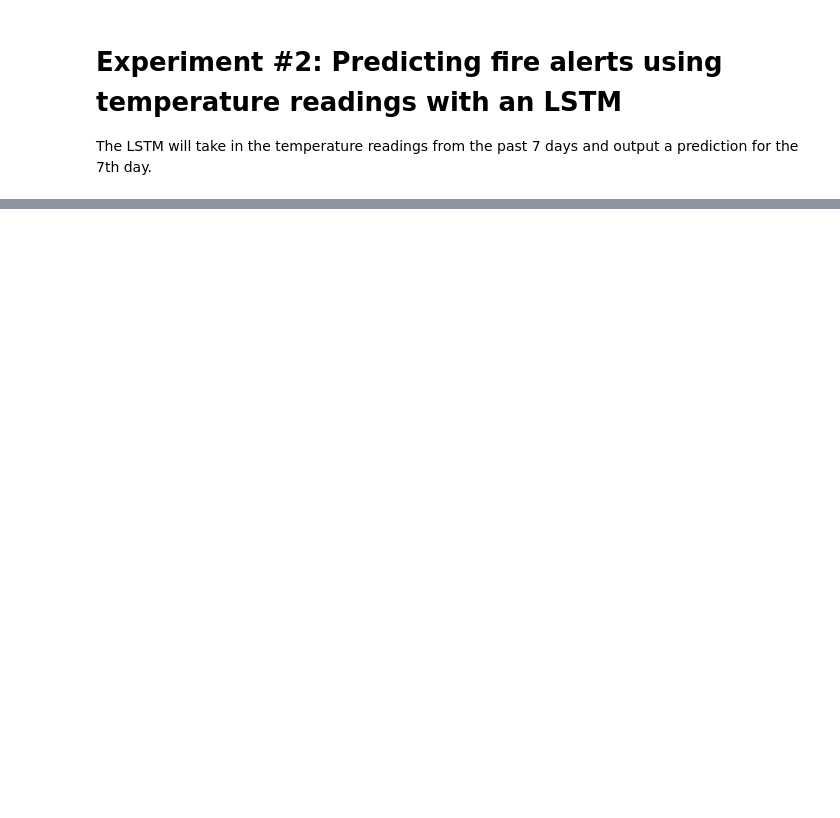
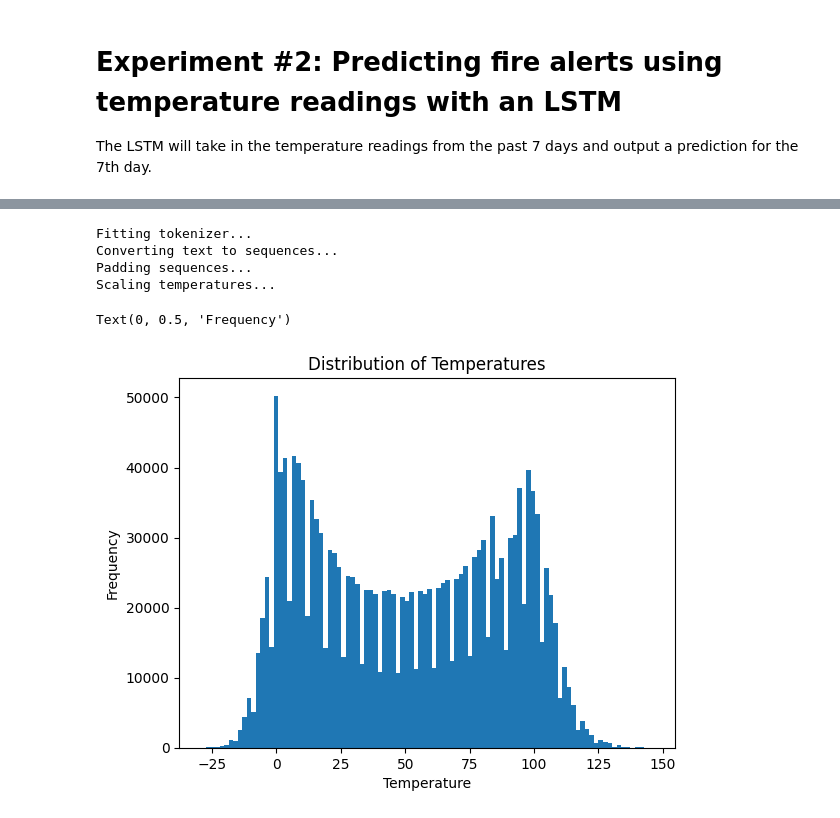
Before and after one commit to BlazeWatch/blaze, a Jupyter notebook: machine-learning.ipynb, the cells around one changed output, grey strips where cells are left out. Saved outputs shown, nothing was run; the diff lists cells and outputs as text; code cells hidden in the pictures; blank space fills up the shorter version.

```diff
--- a/machine-learning.ipynb
+++ b/machine-learning.ipynb
@@ -1,22 +1,19 @@
 # %%
-import psycopg2
 from dotenv import load_dotenv
 import os
+from sqlalchemy import create_engine, text as sql_text
 
 load_dotenv()
 
-conn = psycopg2.connect(
-    user=os.getenv("USER"),
-    password=os.getenv("PASSWORD"),
-    host=os.getenv("HOST"),
-    dbname=os.getenv("DBNAME")
-)
+conn = create_engine(
+    f"postgresql://{os.getenv('PG_USER')}:{os.getenv('PG_PASSWORD')}@{os.getenv('PG_HOST')}/{os.getenv('PG_DBNAME')}"
+).connect()
 # %%
 import pandas as pd
 
-temp_readings = pd.read_sql_query("SELECT * FROM public.temp_readings", conn)
-fire_alerts = pd.read_sql_query("SELECT * FROM public.fire_alerts", conn)
-tweets = pd.read_sql_query("SELECT * FROM public.tweets", conn)
+temp_readings = pd.read_sql_query(sql_text("SELECT * FROM public.temp_readings"), conn)
+fire_alerts = pd.read_sql_query(sql_text("SELECT * FROM public.fire_alerts"), conn)
+tweets = pd.read_sql_query(sql_text("SELECT * FROM public.tweets"), conn)
 # %%
 temp_readings
 # %%
@@ -174,0 +211,9 @@ lstm_model.save('lstm_model.h5')
+# %%
+# combine data from tweets and temperature
+# merge the two DataFrames on 'day' and 'xy' columns
+merged_df = tweets.merge(temp_readings, on=['day', 'xy'])
+
+# get the desired 'content' and 'temperature' columns
+tweet_samples = merged_df[['content', 'temperature']].values.tolist()
+
+tweet_samples
@@ -174,0 +284,39 @@ lstm_model.save('lstm_model.h5')
+# %%
+# convert our data to a format that the model can understand
+from keras.preprocessing.text import Tokenizer
+from keras.preprocessing.sequence import pad_sequences
+
+# initialize the tokenizer
+print('Fitting tokenizer...')
+tokenizer = Tokenizer(num_words=10000, oov_token='<OOV>')
+tokenizer.fit_on_texts(train_x)
+
+# convert our text to sequences
+print('Converting text to sequences...')
+train_sequences = tokenizer.texts_to_sequences(train_x)
+test_sequences = tokenizer.texts_to_sequences(test_x)
+
+# pad our sequences
+print('Padding sequences...')
+train_padded = pad_sequences(train_sequences, maxlen=100, padding='post', truncating='post')
+test_padded = pad_sequences(test_sequences, maxlen=100, padding='post', truncating='post')
+
+# scale our temperatures
+print('Scaling temperatures...')
+temperature_scaler = StandardScaler()
+train_y = temperature_scaler.fit_transform(np.array(train_y).reshape(-1, 1))
+test_y = temperature_scaler.transform(np.array(test_y).reshape(-1, 1))
+# %% [output]
+Fitting tokenizer...
+Converting text to sequences...
+Padding sequences...
+Scaling temperatures...
+# %%
+# plot the distribution of temperatures
+plt.hist([tweet[1] for tweet in tweet_samples], bins=100)
+plt.title('Distribution of Temperatures')
+plt.xlabel('Temperature')
+plt.ylabel('Frequency')
+# %% [output]
+Text(0, 0.5, 'Frequency')
+[figure, added]
```
Also changed, not shown: parts of 38 cells of this notebook.
